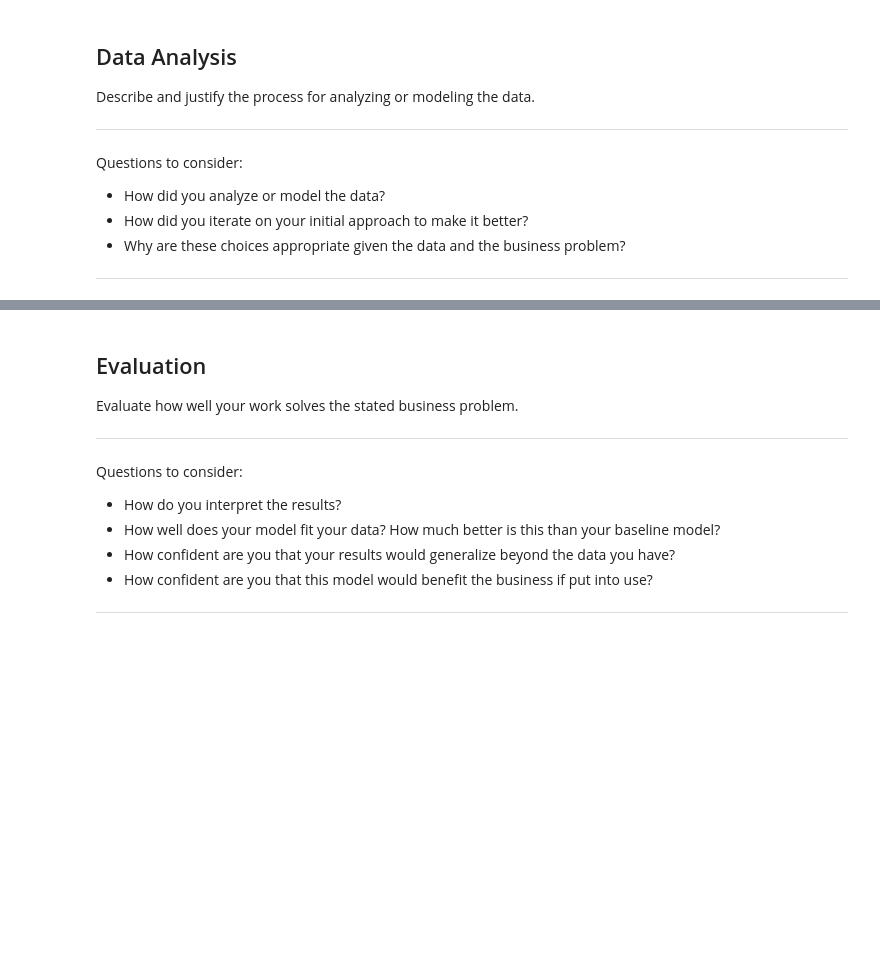
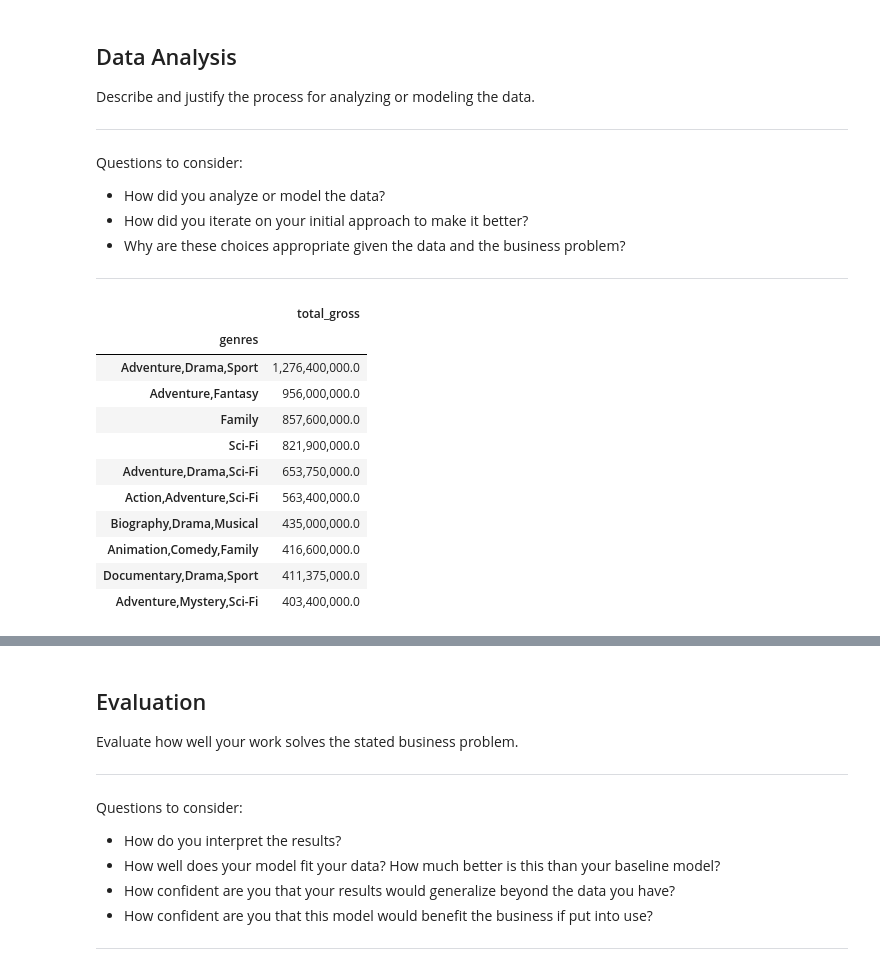
Before and after one commit to samoliver3/dsc-phase-1-project, a Jupyter notebook: student.ipynb, the cells around one changed output, grey strips where cells are left out. Saved outputs shown, nothing was run; the diff lists cells and outputs as text; code cells hidden in the pictures; blank space fills up the shorter version.

```diff
--- a/student.ipynb
+++ b/student.ipynb
@@ -456,0 +472,38 @@ Questions to consider:
+# %%
+# Here you run your code to model the data
+# There are a couple primary ways in which I would like to analyze this data:
+# total gross amount and ratings. These are the primary ways in which we can
+# see which films are doing well. First, I want to analyze genres and gross
+
+# Visualize total gross and genre - I will use a boxplot to show the median &
+# quartiles to get a rough understanding of how well movies do in accordance
+# to the genre they fall under
+
+# There are a lot of different genres, so I am going to make a copy of the df
+# and plot the top 10 genres in terms of median total gross
+
+# first I will want to group the data set by genre and median gross
+df1 = table1.copy()
+df1 = df1.drop(["averagerating", "numvotes", "title", "runtime_minutes",
+                "studio"], axis=1)
+df1 = df1.groupby("genres").median()
+df1 = df1.sort_values(by=["total_gross"], ascending=False)
+
+#keep the first 25 genres
+df1 = df1.head(10)
+pd.options.display.float_format = '{:,.1f}'.format
+
+df1
+# %% [output]
+|  | total_gross |
+| genres |  |
+| Adventure,Drama,Sport | 1,276,400,000.0 |
+| Adventure,Fantasy | 956,000,000.0 |
+| Family | 857,600,000.0 |
+| Sci-Fi | 821,900,000.0 |
+| Adventure,Drama,Sci-Fi | 653,750,000.0 |
+| Action,Adventure,Sci-Fi | 563,400,000.0 |
+| Biography,Drama,Musical | 435,000,000.0 |
+| Animation,Comedy,Family | 416,600,000.0 |
+| Documentary,Drama,Sport | 411,375,000.0 |
+| Adventure,Mystery,Sci-Fi | 403,400,000.0 |
```
Also changed, not shown: parts of 3 cells of this notebook.
